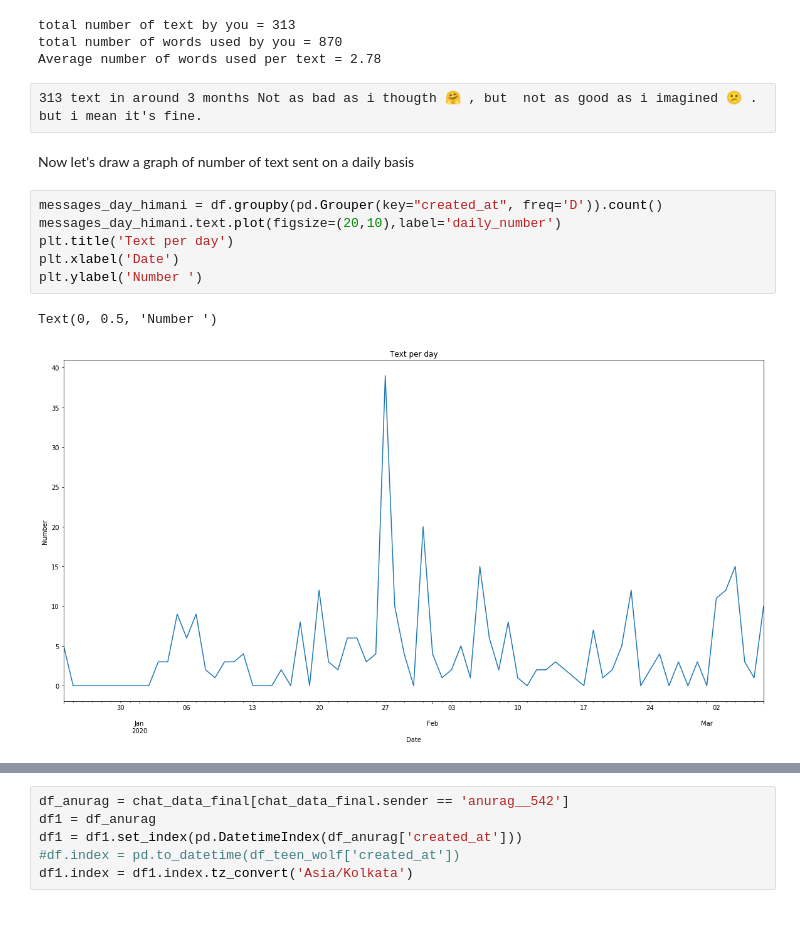
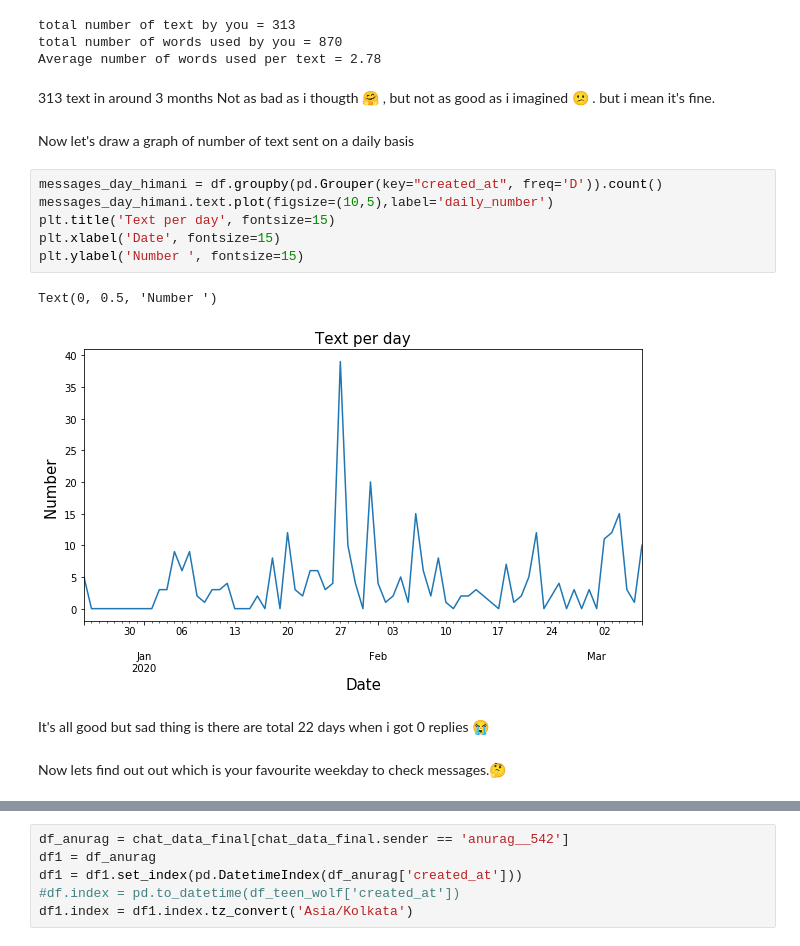
Before and after one commit to itsajoke542/chat_analyser, a Jupyter notebook: final_chat_analyser.ipynb, the cells around one changed output, grey strips where cells are left out. Drawn from its saved outputs; the diff is of its cells as text; blank space fills up the shorter version.

```diff
--- a/final_chat_analyser.ipynb
+++ b/final_chat_analyser.ipynb
@@ -72,19 +72,23 @@ print('Average number of words used per text = %.2f '  % average_himani )
 total number of text by you = 313
 total number of words used by you = 870
 Average number of words used per text = 2.78
-# %% [raw]
-313 text in around 3 months Not as bad as i thougth 🤗 , but  not as good as i imagined 😕 . but i mean it's fine.
+# %% [markdown]
+313 text in around 3 months Not as bad as i thougth 🤗 , but  not as good as i imagined 😕 . but i mean it's fine.
 # %% [markdown]
 Now let's draw a graph of number of text sent on a daily basis
 # %%
 messages_day_himani = df.groupby(pd.Grouper(key="created_at", freq='D')).count()
-messages_day_himani.text.plot(figsize=(20,10),label='daily_number')
-plt.title('Text per day')
-plt.xlabel('Date')
-plt.ylabel('Number ')
+messages_day_himani.text.plot(figsize=(10,5),label='daily_number')
+plt.title('Text per day', fontsize=15)
+plt.xlabel('Date', fontsize=15)
+plt.ylabel('Number ', fontsize=15)
 # %% [output]
 Text(0, 0.5, 'Number ')
-[figure, old version]
+[figure, new version]
+# %% [markdown]
+It's all good but sad thing is there are total 22 days when i got 0 replies 😭
+# %% [markdown]
+Now lets find out out which is your favourite weekday to check messages.🤔
 # %%
 week_days_himani = {0:'0 - Monday',1:'1 - Tuesday',2:'2 - Wednesday',3:'3 - Thursday',4:'4 - Friday',5:'5 - Saturday',6:'6 - Sunday'}
 df['weekday'] = df['created_at'].apply(lambda x: week_days_himani[x.weekday()])
```
Also changed, not shown: parts of 19 cells of this notebook.
